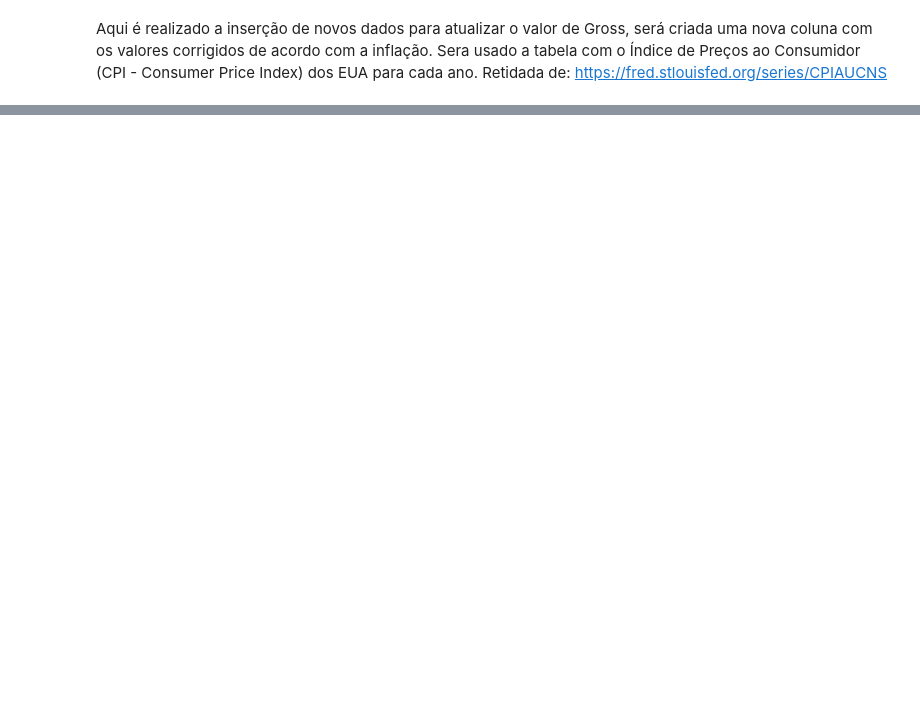
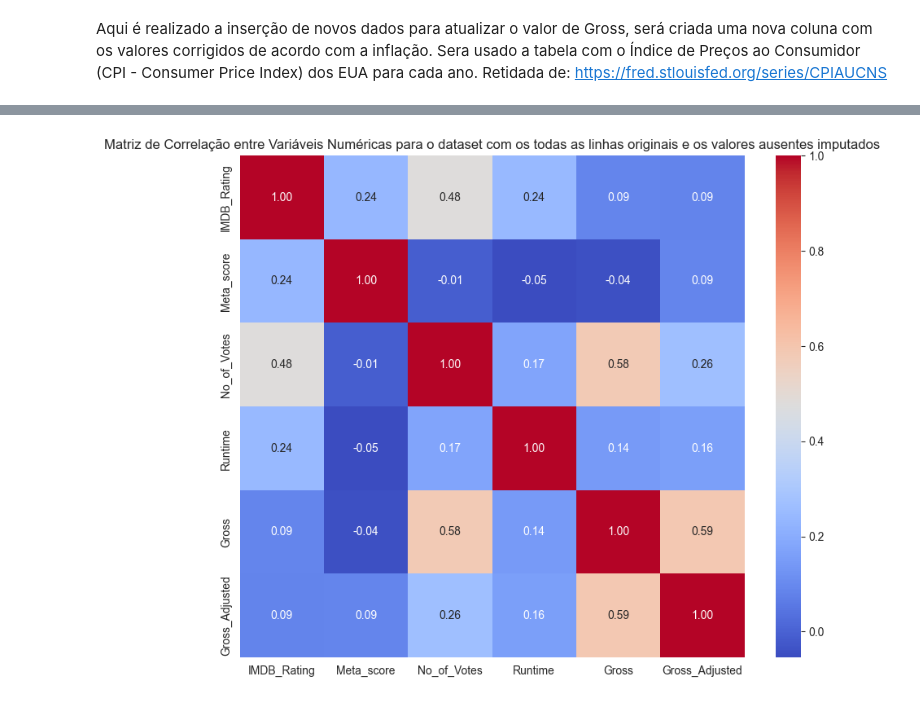
Before and after one commit to jrsm-hub/desafio-indicium-lighthouse, a Jupyter notebook: analise_filmes.ipynb, the cells around one changed output, grey strips where cells are left out. Saved outputs shown, nothing was run; the diff lists cells and outputs as text; code cells hidden in the pictures; blank space fills up the shorter version.

```diff
--- a/analise_filmes.ipynb
+++ b/analise_filmes.ipynb
@@ -225,0 +194,5 @@ Número de linhas duplicadas no dataset: 0
+# %%
+
+# Imputação inteligente para Gross
+df_completo_futuro['Gross'] = df_completo_futuro.groupby('Genre')['Gross'].transform(lambda x: x.fillna(x.median()))
+df_completo_futuro['Gross'] = df_completo_futuro['Gross'].fillna(df_completo_futuro['Gross'].median())
@@ -241,5 +222,0 @@ df_cpi_raw['Year'] = df_cpi_raw['observation_date'].dt.year
-# %%
-#Agrupar por ano e calcular a média do CPI
-df_cpi_anual = df_cpi_raw.groupby('Year')['CPIAUCNS'].mean().reset_index()
-df_cpi_anual.rename(columns={'CPIAUCNS': 'CPI'}, inplace=True)
-print(df_cpi_anual.tail())
@@ -374,0 +226,3 @@ Agora temos todos valores ausentes tratados e podemos partir para as visualizaç
+# %%
+df_completo_futuro = pd.merge(df_completo_futuro, df_cpi_anual, left_on='Released_Year', right_on='Year', how='left')
+df_completo_futuro['Gross_Adjusted'] = df_completo_futuro['Gross'] * (cpi_base / df_completo_futuro['CPI'])
@@ -374,0 +284,11 @@ Agora temos todos valores ausentes tratados e podemos partir para as visualizaç
+# %%
+#Calcula a matriz de correlação
+correlation_matrix = df_completo_futuro[numeric_cols].corr()
+
+# Plota um heatmap para visualizar a correlação
+plt.figure(figsize=(10, 8))
+sns.heatmap(correlation_matrix, annot=True, cmap='coolwarm', fmt='.2f')
+plt.title('Matriz de Correlação entre Variáveis Numéricas para o dataset com os todas as linhas originais e os valores ausentes imputados')
+plt.show()
+# %% [output]
+[figure, added]
```
Also changed, not shown: parts of 92 cells of this notebook, 1 other file.
